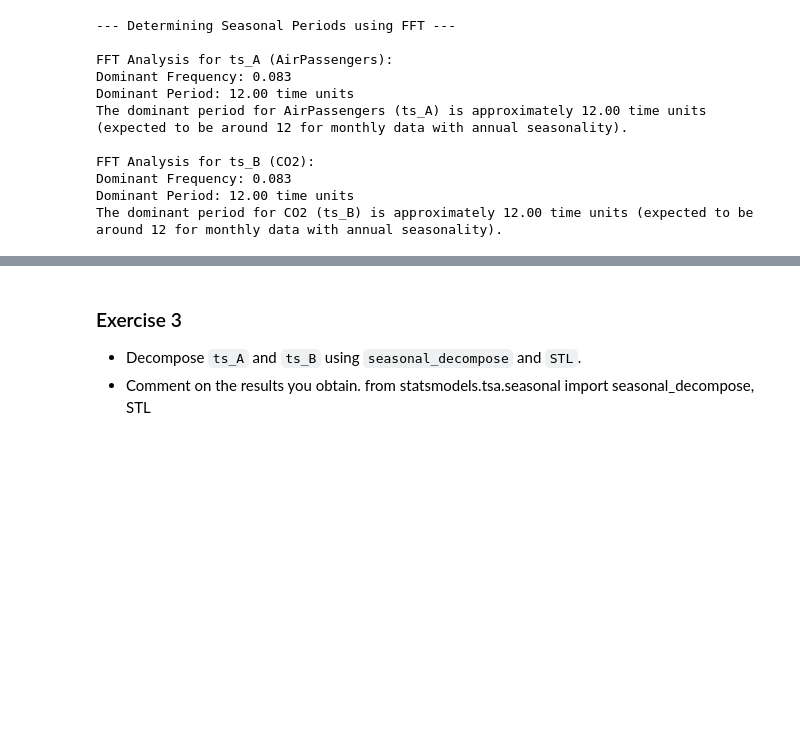
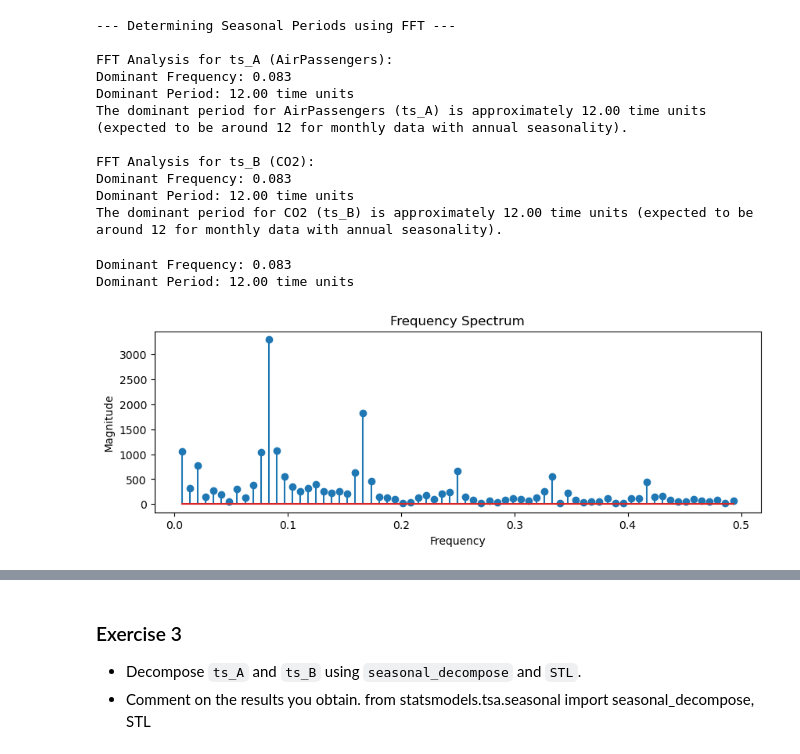
Before and after one commit to jjastrz14/python-time-series-handbook, a Jupyter notebook: notebooks/01/introduction_to_time_series.ipynb, the cells around one changed output, grey strips where cells are left out. Saved outputs shown, nothing was run; the diff lists cells and outputs as text; code cells hidden in the pictures; blank space fills up the shorter version.

```diff
--- a/notebooks/01/introduction_to_time_series.ipynb
+++ b/notebooks/01/introduction_to_time_series.ipynb
@@ -631,3 +622,15 @@ FFT Analysis for ts_B (CO2):
 Dominant Frequency: 0.083
 Dominant Period: 12.00 time units
 The dominant period for CO2 (ts_B) is approximately 12.00 time units (expected to be around 12 for monthly data with annual seasonality).
+# %%
+period, freqs, magnitudes = fft_analysis(ts_A)
+plt.figure(figsize=(10, 3))
+plt.stem(freqs, magnitudes)
+plt.title('Frequency Spectrum of Ts_A (AirPassengers)')
+plt.xlabel('Frequency')
+plt.ylabel('Magnitude')
+plt.show()
+# %% [output]
+Dominant Frequency: 0.083
+Dominant Period: 12.00 time units
+[figure, added]
```
Also changed, not shown: parts of 14 cells of this notebook.
